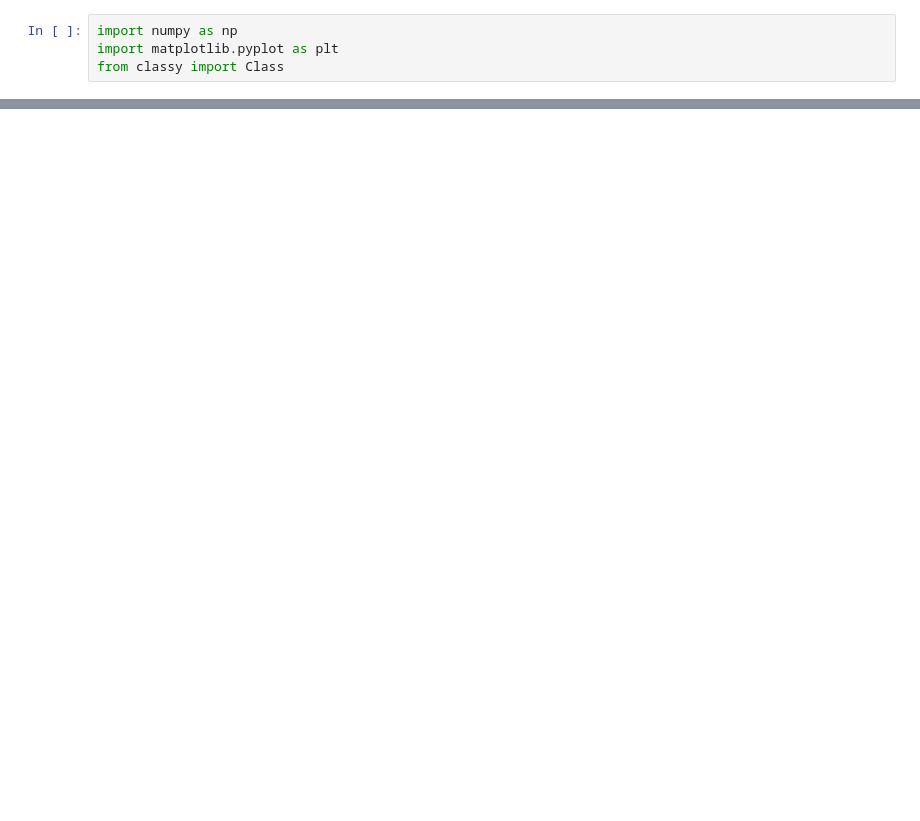
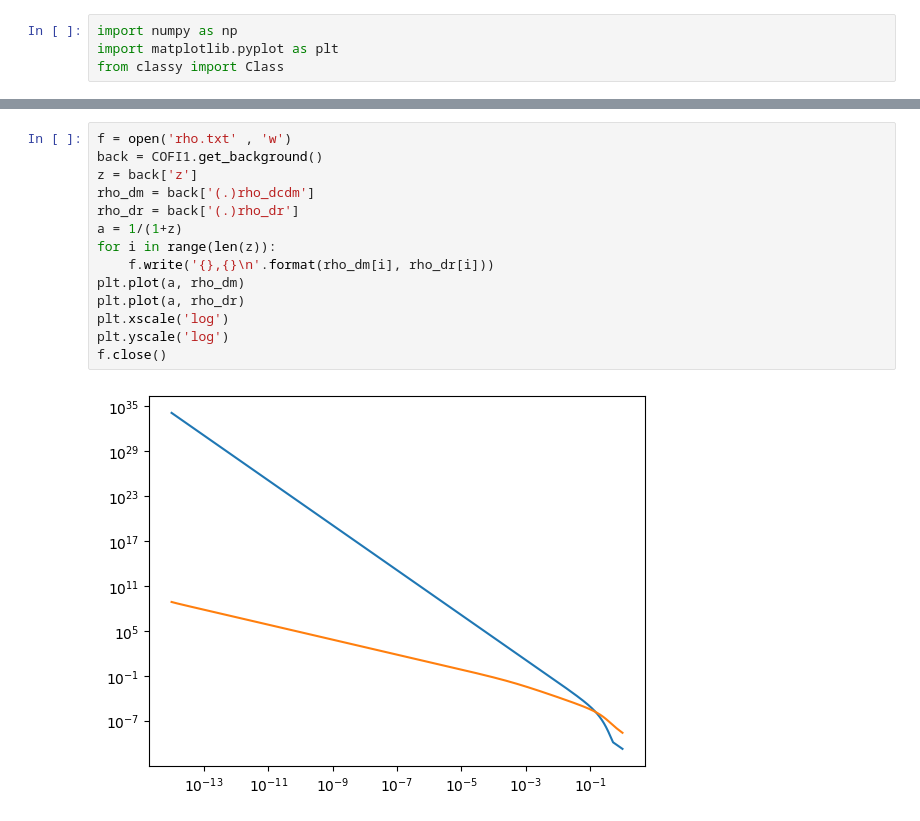
Before and after one commit to KoniOKoni/COFI, a Jupyter notebook: classexample/MPS.ipynb, the cells around one changed output, grey strips where cells are left out. Drawn from its saved outputs; the diff is of its cells as text; blank space fills up the shorter version.

```diff
--- a/classexample/MPS.ipynb
+++ b/classexample/MPS.ipynb
@@ -229,0 +197,16 @@ h_COFI*COFI.Hubble(zeq)*h_LCDM
+# %%
+f = open('rho.txt' , 'w')
+back = COFI1.get_background()
+z = back['z']
+rho_dm = back['(.)rho_dcdm']
+rho_dr = back['(.)rho_dr']
+a = 1/(1+z)
+for i in range(len(z)):
+    f.write('{},{}\n'.format(rho_dm[i], rho_dr[i]))
+plt.plot(a, rho_dm)
+plt.plot(a, rho_dr)
+plt.xscale('log')
+plt.yscale('log')
+f.close()
+# %% [output]
+[figure, added]
```
Also changed, not shown: parts of 8 cells of this notebook, 24 other files.
